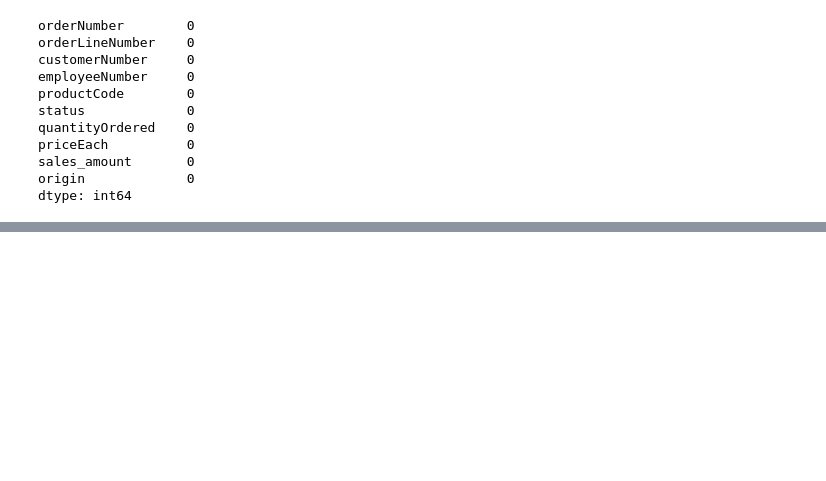
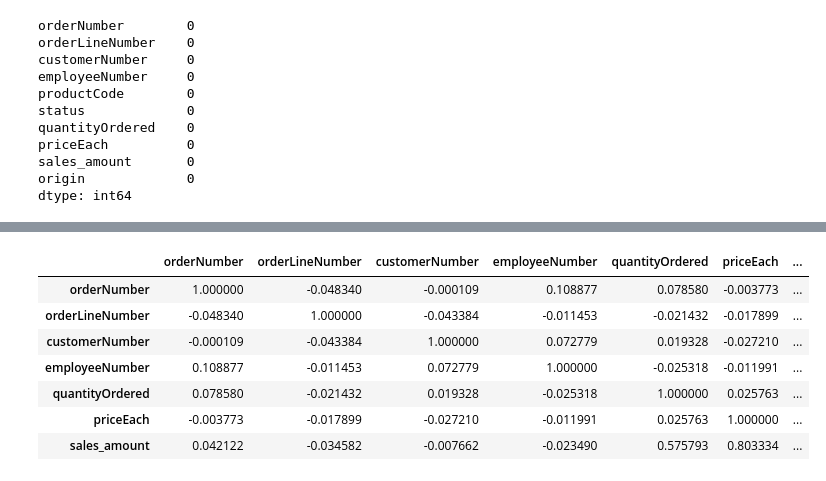
Before and after one commit to CarlosEsteve/python, a Jupyter notebook: Pandas/04.1.Ejercicio_DataQ_Perfilado.ipynb, the cells around one changed output, grey strips where cells are left out. Cells and saved outputs as stored; diff of their text form; code cells hidden in the pictures; blank space fills up the shorter version.

```diff
--- a/Pandas/04.1.Ejercicio_DataQ_Perfilado.ipynb
+++ b/Pandas/04.1.Ejercicio_DataQ_Perfilado.ipynb
@@ -148,0 +408,13 @@ sales_df_clean[sales_df_clean.duplicated()]
+# %%
+# corr
+sales_corr = sales_df_clean.corr('pearson')
+sales_corr
+# %% [output]
+|  | orderNumber | orderLineNumber | customerNumber | employeeNumber | quantityOrdered | priceEach | ... |
+| orderNumber | 1.000000 | -0.048340 | -0.000109 | 0.108877 | 0.078580 | -0.003773 | ... |
+| orderLineNumber | -0.048340 | 1.000000 | -0.043384 | -0.011453 | -0.021432 | -0.017899 | ... |
+| customerNumber | -0.000109 | -0.043384 | 1.000000 | 0.072779 | 0.019328 | -0.027210 | ... |
+| employeeNumber | 0.108877 | -0.011453 | 0.072779 | 1.000000 | -0.025318 | -0.011991 | ... |
+| quantityOrdered | 0.078580 | -0.021432 | 0.019328 | -0.025318 | 1.000000 | 0.025763 | ... |
+| priceEach | -0.003773 | -0.017899 | -0.027210 | -0.011991 | 0.025763 | 1.000000 | ... |
+| sales_amount | 0.042122 | -0.034582 | -0.007662 | -0.023490 | 0.575793 | 0.803334 | ... |
```
Also changed, not shown: parts of 31 cells of this notebook, 1 other file.
